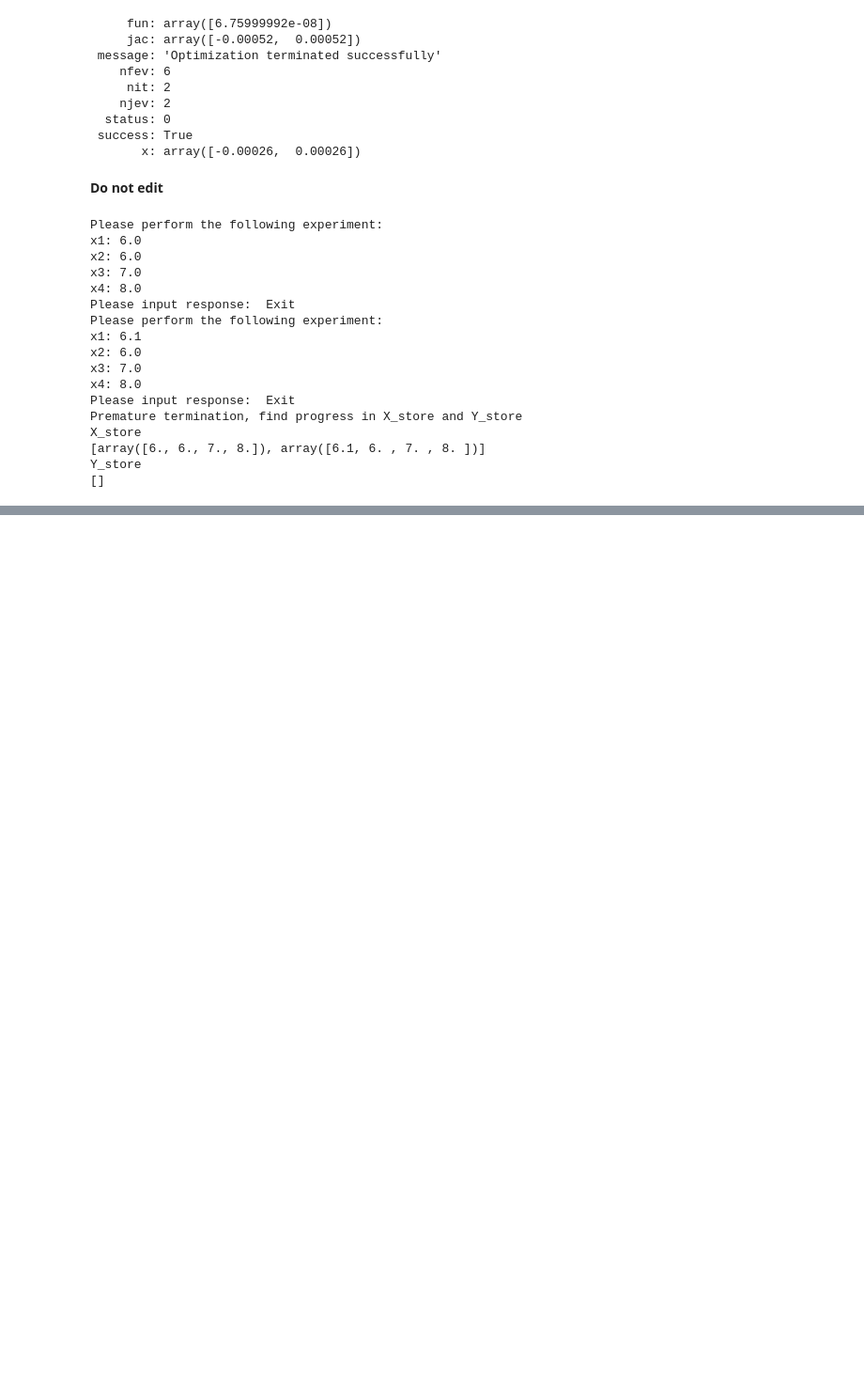
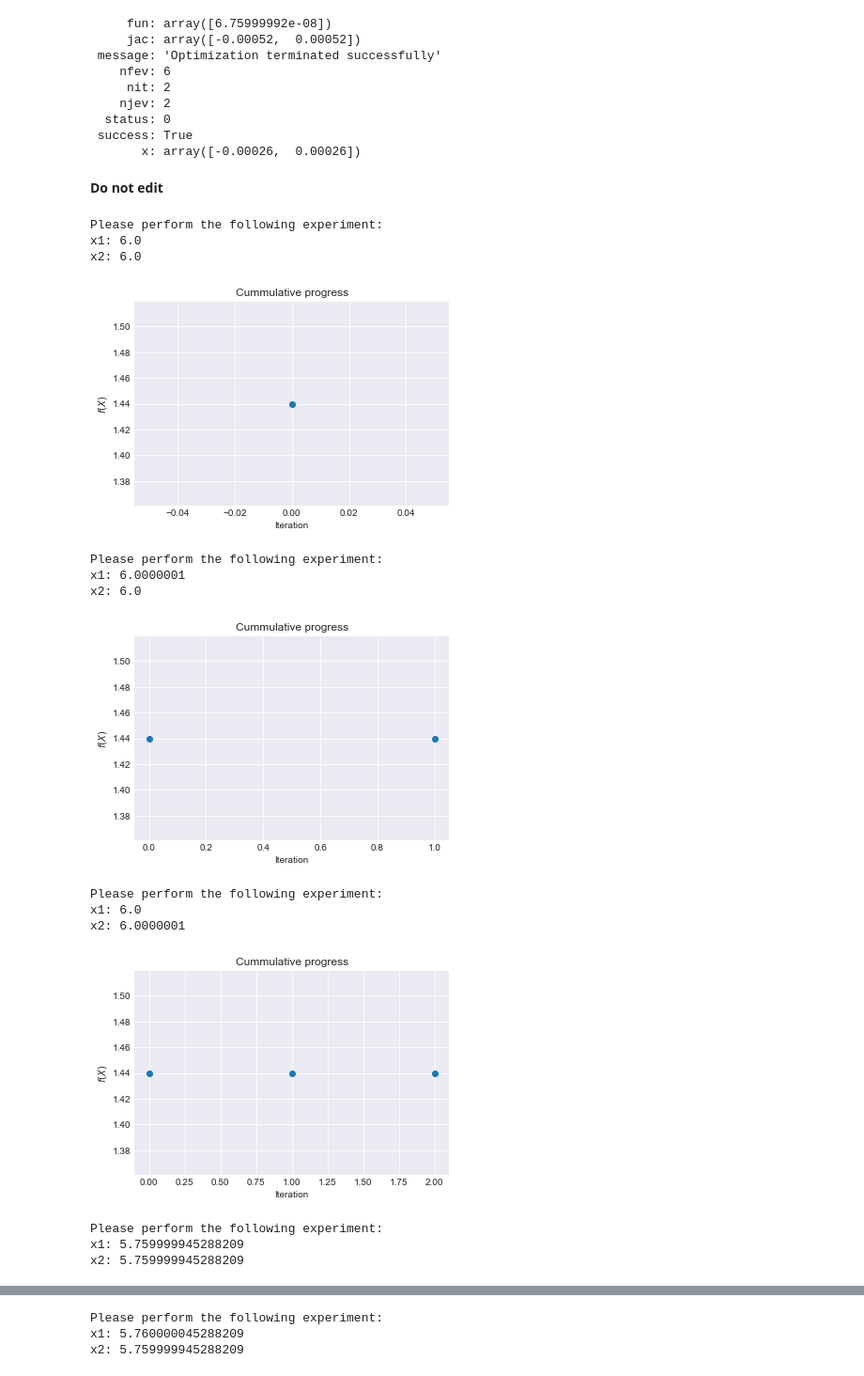
Before and after one commit to jmanson377/BatchSequentialScipyOptimisation, a Jupyter notebook: User Input SLSQP.ipynb, the cells around one changed output, grey strips where cells are left out. Shown: that part at 94% size. Drawn from its saved outputs; the diff is of its cells as text; code cells hidden in the pictures; blank space fills up the shorter version.

```diff
--- a/User Input SLSQP.ipynb
+++ b/User Input SLSQP.ipynb
@@ -10,18 +10,19 @@
 - Once you have edited the cell below, please select _run all_
 - To exit early from the optimization just type `Exit` in the input field
 # %%
+# Edit this cell
 bounds = {
     'x1': (-10,10), # (lower bound, upper bound)
     'x2': (-10,10),
-    'x3': (-10,10),
-    'x4': (-10,10),
 }
 
-initial_guess = [6,6,7,8] # Please enter the initial guess as a list as shown
+initial_guess = [6,6] # Please enter the initial guess as a list as shown
 
 opt_type = "min" # Please type either min or max here
 
-eps = 0.1 # Initial/minimum step size of optimisation algorithm
+eps = 0.01 # Initial/minimum step size of optimisation algorithm
+
+tolerance = 1e-3 # Acceptable response tolerance for exit
 
 plot = True # If you would like a plot progress
 # %%
@@ -82,45 +83,43 @@ def user_input(X, opt_type, bounds, plot=True):
         except:
             print("Please enter a valid numeric value")
 
     if plot:
         if opt_type == "min":
             plt.scatter(np.arange(len(Y_store)), np.minimum.accumulate(Y_store))
             plt.title("Cummulative progress")
             plt.xlabel("Iteration")
             plt.ylabel(r"$f(X)$")
             plt.show()
         else:
             plt.scatter(np.arange(len(Y_store)), np.maximum.accumulate(Y_store))
             plt.title("Cummulative progress")
             plt.show()
 
     return np.array(float(y)).reshape(-1) if opt_type == 'min' else - np.array(float(y)).reshape(-1)
 
 func = lambda x: user_input(x, opt_type, bounds, plot)
 try:
-    result = minimize(func, x0=np.array(initial_guess), method='SLSQP', bounds=bnd_list, options={'eps':eps})
+    result = minimize(func, x0=np.array(initial_guess), method='SLSQP', bounds=bnd_list, options={'eps':eps, 'ftol': tolerance})
     print(result)
 except:
     print('Premature termination, find progress in X_store and Y_store')
     print("X_store")
     print(X_store)
     print("Y_store")
     print(Y_store)
 # %% [output]
 Please perform the following experiment:
 x1: 6.0
 x2: 6.0
-x3: 7.0
-x4: 8.0
-Please input response:  Exit
-Please perform the following experiment:
-x1: 6.1
-x2: 6.0
-x3: 7.0
-x4: 8.0
-Please input response:  Exit
-Premature termination, find progress in X_store and Y_store
-X_store
-[array([6., 6., 7., 8.]), array([6.1, 6. , 7. , 8. ])]
-Y_store
-[]
+[figure, added]
+Please perform the following experiment:
+x1: 6.0000001
+x2: 6.0
+[figure, added]
+Please perform the following experiment:
+x1: 6.0
+x2: 6.0000001
+[figure, added]
+Please perform the following experiment:
+x1: 5.759999945288209
+x2: 5.759999945288209
@@ -126,0 +127,3 @@ Y_store
+Please perform the following experiment:
+x1: 5.760000045288209
+x2: 5.759999945288209
```
Also changed, not shown: parts of 2 cells of this notebook.
